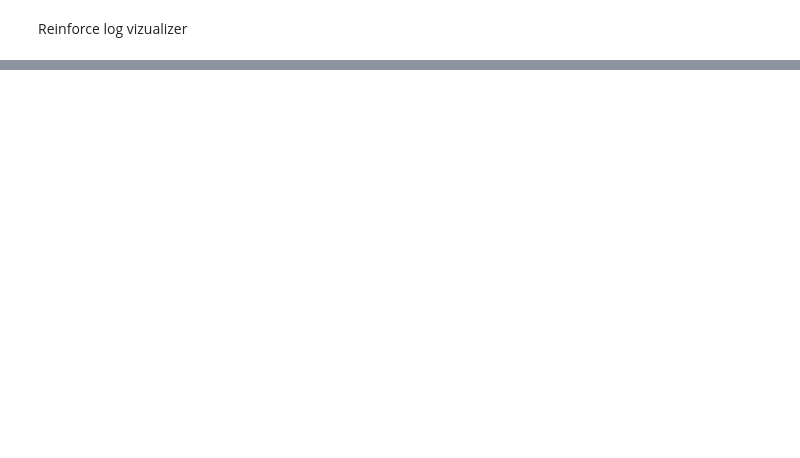
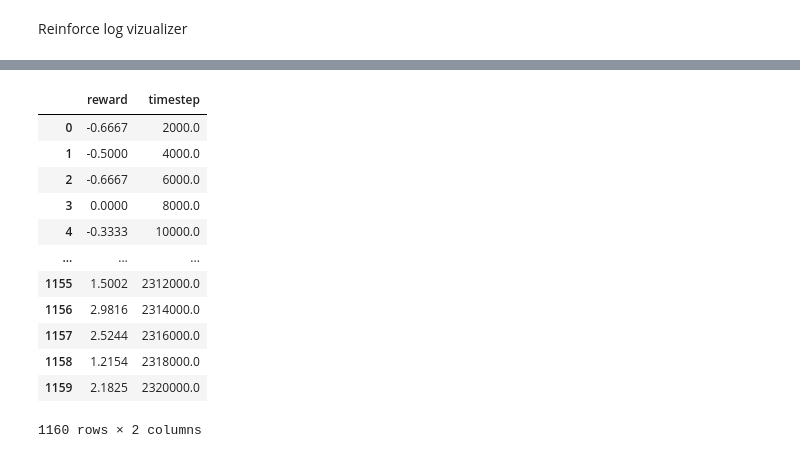
Before and after one commit to joaoMartinSaquet/SmartDartCorrector, a Jupyter notebook: viz.ipynb, the cells around one changed output, grey strips where cells are left out. Drawn from its saved outputs; the diff is of its cells as text; code cells hidden in the pictures; blank space fills up the shorter version.

```diff
--- a/viz.ipynb
+++ b/viz.ipynb
@@ -217,0 +114,25 @@ plt.show()
+# %%
+best_rewards = df_rewards.max(axis=0)
+mean_rewards = df_rewards.mean(axis=0)
+
+df_best_rewards = pd.DataFrame({'reward': best_rewards, 'timestep': timesteps[0]})
+# best_rewards['timestep'] = timesteps[0].tolist()
+# df_rewards['reward'] = best_rewards
+
+# best_rewards.loc[:, 'timestep'] = timesteps[0].tolist(
+df_best_rewards
+plot_rewards(df_best_rewards)
+# %% [output]
+|  | reward | timestep |
+| 0 | -0.6667 | 2000.0 |
+| 1 | -0.5000 | 4000.0 |
+| 2 | -0.6667 | 6000.0 |
+| 3 | 0.0000 | 8000.0 |
+| 4 | -0.3333 | 10000.0 |
+| ... | ... | ... |
+| 1155 | 1.5002 | 2312000.0 |
+| 1156 | 2.9816 | 2314000.0 |
+| 1157 | 2.5244 | 2316000.0 |
+| 1158 | 1.2154 | 2318000.0 |
+| 1159 | 2.1825 | 2320000.0 |
+1160 rows × 2 columns
```
Also changed, not shown: parts of 8 cells of this notebook, 7 other files.
